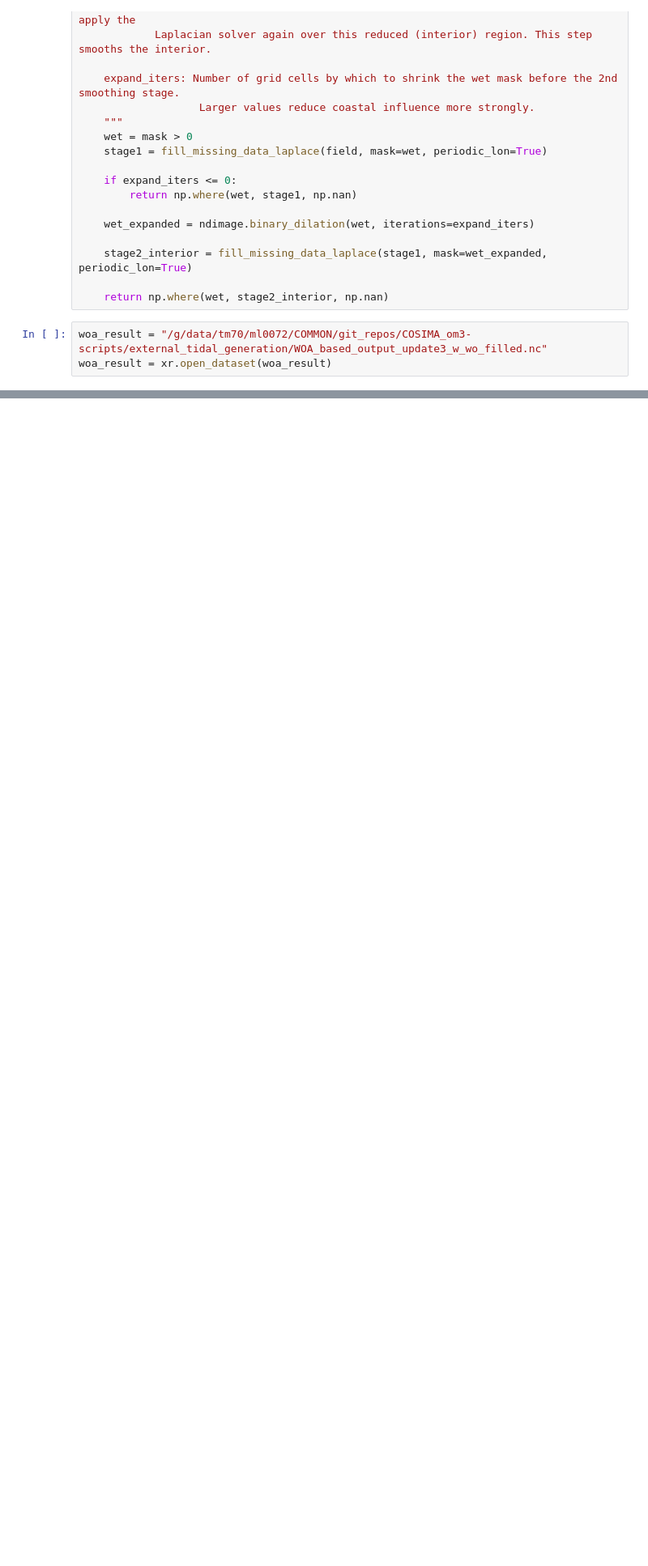
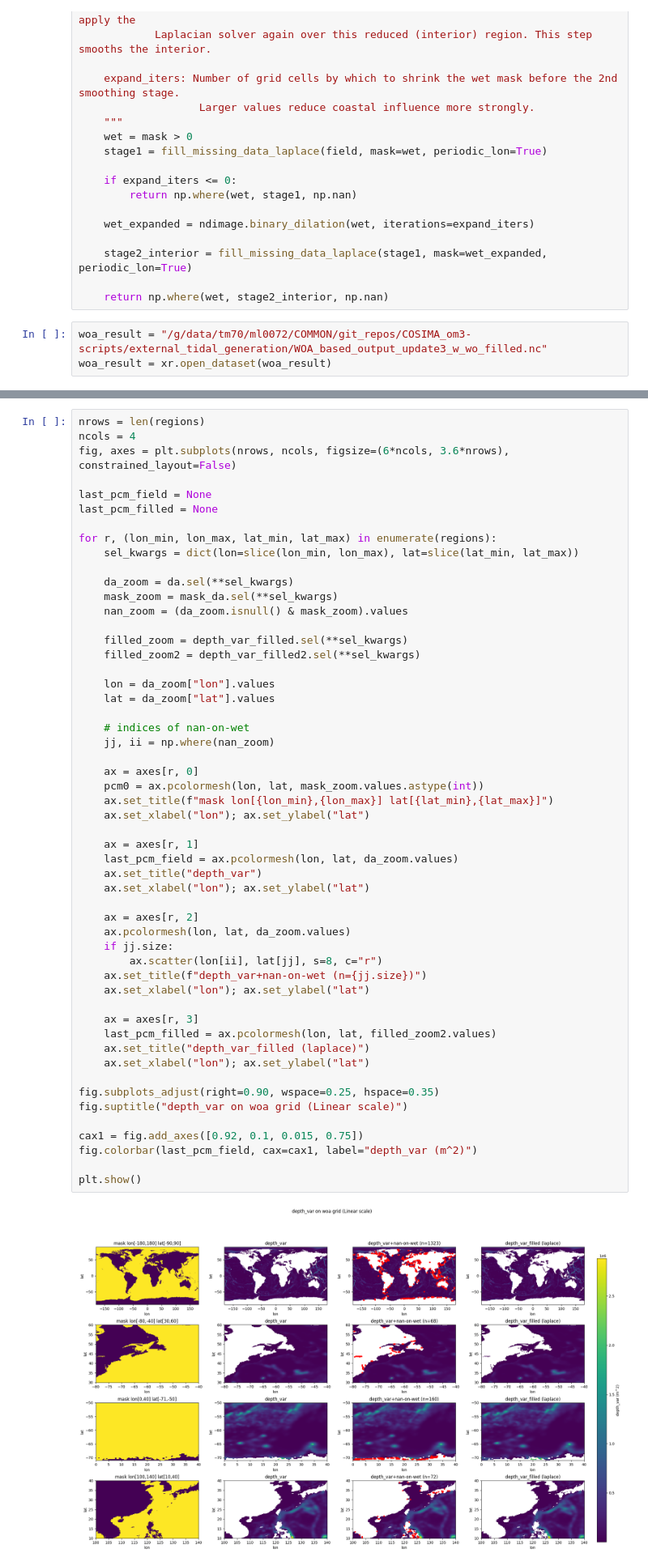
Before and after one commit to minghangli-uni/sandbox, a Jupyter notebook: external_tidal/Compare_laplacian_smooth.ipynb, the cells around one changed output, grey strips where cells are left out. Shown at 81% size. Drawn from its saved outputs; the diff is of its cells as text; blank space fills up the shorter version.

Commit message:
external_tidal/Compare_laplacian_smooth.ipynb: Add check value differences and plot in both linear and log scales

```diff
--- a/external_tidal/Compare_laplacian_smooth.ipynb
+++ b/external_tidal/Compare_laplacian_smooth.ipynb
@@ -213,0 +158,55 @@ n_nan_wet = 1323
+# %%
+nrows = len(regions)
+ncols = 4
+fig, axes = plt.subplots(nrows, ncols, figsize=(6*ncols, 3.6*nrows), constrained_layout=False)
+
+last_pcm_field = None
+last_pcm_filled = None
+
+for r, (lon_min, lon_max, lat_min, lat_max) in enumerate(regions):
+    sel_kwargs = dict(lon=slice(lon_min, lon_max), lat=slice(lat_min, lat_max))
+
+    da_zoom = da.sel(**sel_kwargs)
+    mask_zoom = mask_da.sel(**sel_kwargs)
+    nan_zoom = (da_zoom.isnull() & mask_zoom).values
+
+    filled_zoom = depth_var_filled.sel(**sel_kwargs)
+    filled_zoom2 = depth_var_filled2.sel(**sel_kwargs)
+
+    lon = da_zoom["lon"].values
+    lat = da_zoom["lat"].values
+
+    # indices of nan-on-wet
+    jj, ii = np.where(nan_zoom)
+
+    ax = axes[r, 0]
+    pcm0 = ax.pcolormesh(lon, lat, mask_zoom.values.astype(int))
+    ax.set_title(f"mask lon[{lon_min},{lon_max}] lat[{lat_min},{lat_max}]")
+    ax.set_xlabel("lon"); ax.set_ylabel("lat")
+
+    ax = axes[r, 1]
+    last_pcm_field = ax.pcolormesh(lon, lat, da_zoom.values)
+    ax.set_title("depth_var")
+    ax.set_xlabel("lon"); ax.set_ylabel("lat")
+
+    ax = axes[r, 2]
+    ax.pcolormesh(lon, lat, da_zoom.values)
+    if jj.size:
+        ax.scatter(lon[ii], lat[jj], s=8, c="r")
+    ax.set_title(f"depth_var+nan-on-wet (n={jj.size})")
+    ax.set_xlabel("lon"); ax.set_ylabel("lat")
+
+    ax = axes[r, 3]
+    last_pcm_filled = ax.pcolormesh(lon, lat, filled_zoom2.values)
+    ax.set_title("depth_var_filled (laplace)")
+    ax.set_xlabel("lon"); ax.set_ylabel("lat")
+
+fig.subplots_adjust(right=0.90, wspace=0.25, hspace=0.35)
+fig.suptitle("depth_var on woa grid (Linear scale)")
+
+cax1 = fig.add_axes([0.92, 0.1, 0.015, 0.75])
+fig.colorbar(last_pcm_field, cax=cax1, label="depth_var (m^2)")
+
+plt.show()
+# %% [output]
+[figure, added]
```
Also changed, not shown: parts of 6 cells of this notebook.
